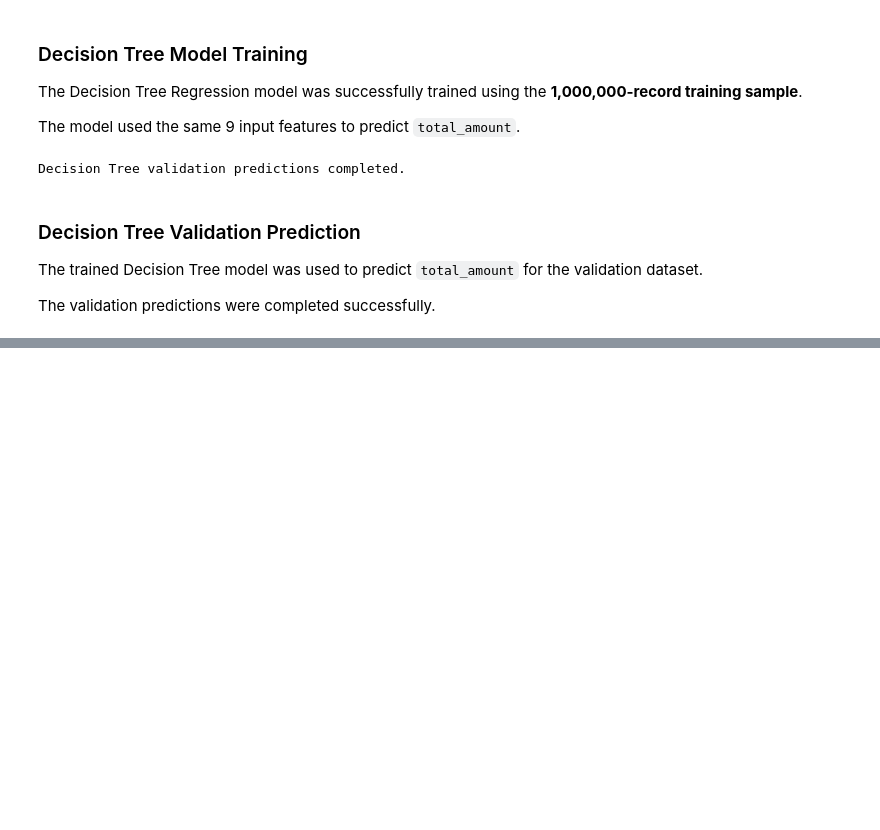
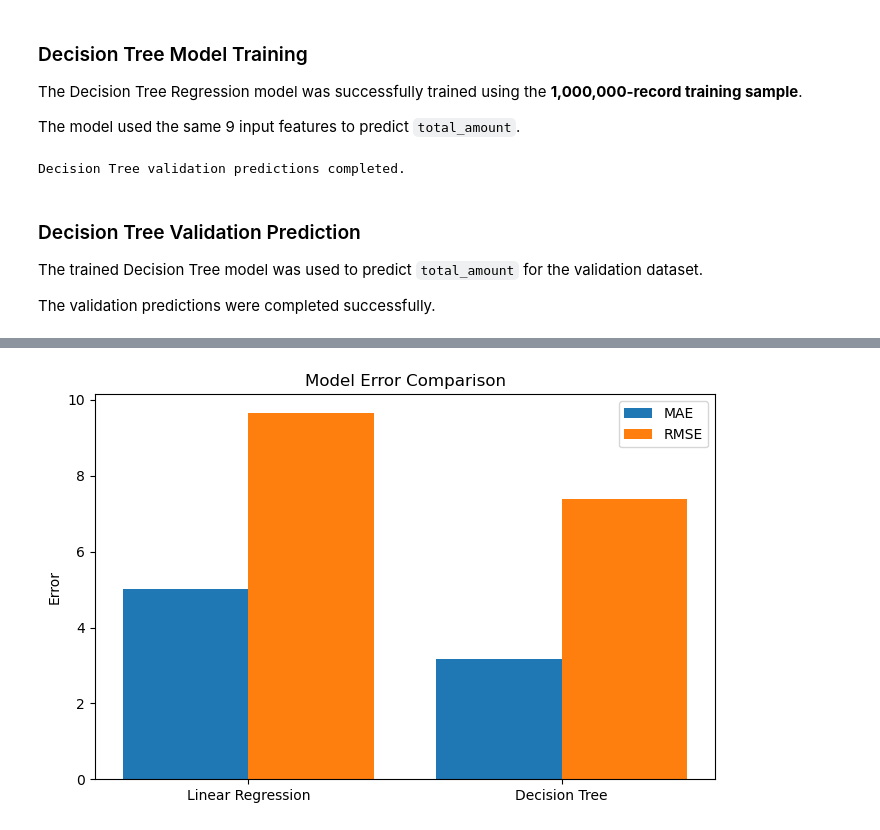
Before and after one commit to yuanzhumia0/CA1-2026025-Machine-Learning-for-Business, a Jupyter notebook: yuanzhu CA1.ipynb, the cells around one changed output, grey strips where cells are left out. Saved outputs shown, nothing was run; the diff lists cells and outputs as text; code cells hidden in the pictures; blank space fills up the shorter version.

Commit message:
Compare Linear Regression and Decision Tree models

```diff
--- a/yuanzhu CA1.ipynb
+++ b/yuanzhu CA1.ipynb
@@ -1788,3 +1788,25 @@ Decision Tree validation predictions completed.
 The trained Decision Tree model was used to predict `total_amount` for the validation dataset.
 
 The validation predictions were completed successfully.
+# %%
+# Evaluate Decision Tree on validation data
+tree_mae = mean_absolute_error(
+    y_validation,
+    y_validation_tree_pred
+)
+
+tree_rmse = np.sqrt(
+    mean_squared_error(
+        y_validation,
+        y_validation_tree_pred
+    )
+)
+
+tree_r2 = r2_score(
+    y_validation,
+    y_validation_tree_pred
+)
+
+print("Decision Tree Validation MAE:", tree_mae)
+print("Decision Tree Validation RMSE:", tree_rmse)
+print("Decision Tree Validation R²:", tree_r2)
@@ -1790,0 +1853,22 @@ The validation predictions were completed successfully.
+# %%
+import matplotlib.pyplot as plt
+
+model_names = ["Linear Regression", "Decision Tree"]
+mae_values = [mae, tree_mae]
+rmse_values = [rmse, tree_rmse]
+
+x = range(len(model_names))
+
+plt.figure(figsize=(8, 5))
+
+plt.bar([i - 0.2 for i in x], mae_values, width=0.4, label="MAE")
+plt.bar([i + 0.2 for i in x], rmse_values, width=0.4, label="RMSE")
+
+plt.xticks(x, model_names)
+plt.ylabel("Error")
+plt.title("Model Error Comparison")
+plt.legend()
+
+plt.show()
+# %% [output]
+[figure, added]
```
Also changed, not shown: parts of 5 cells of this notebook.
